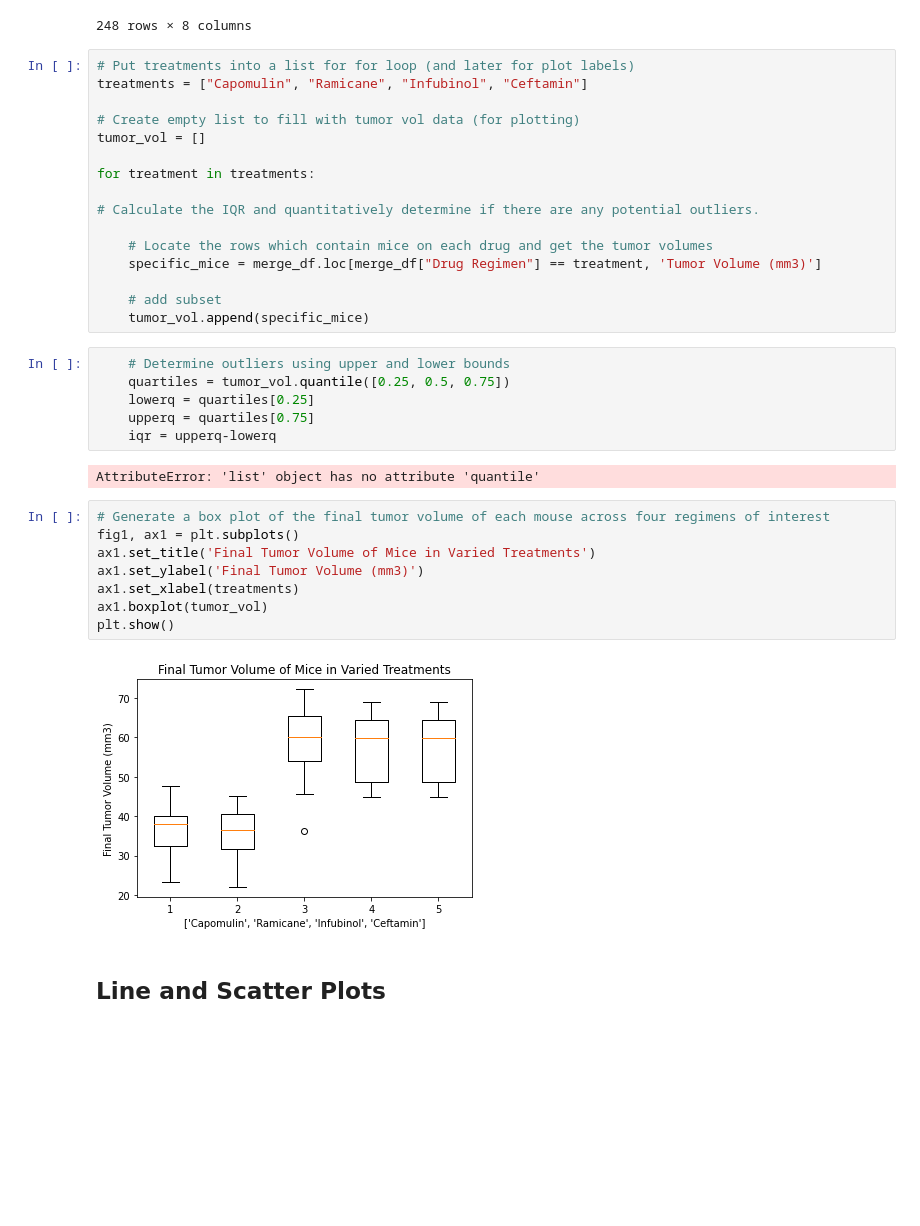
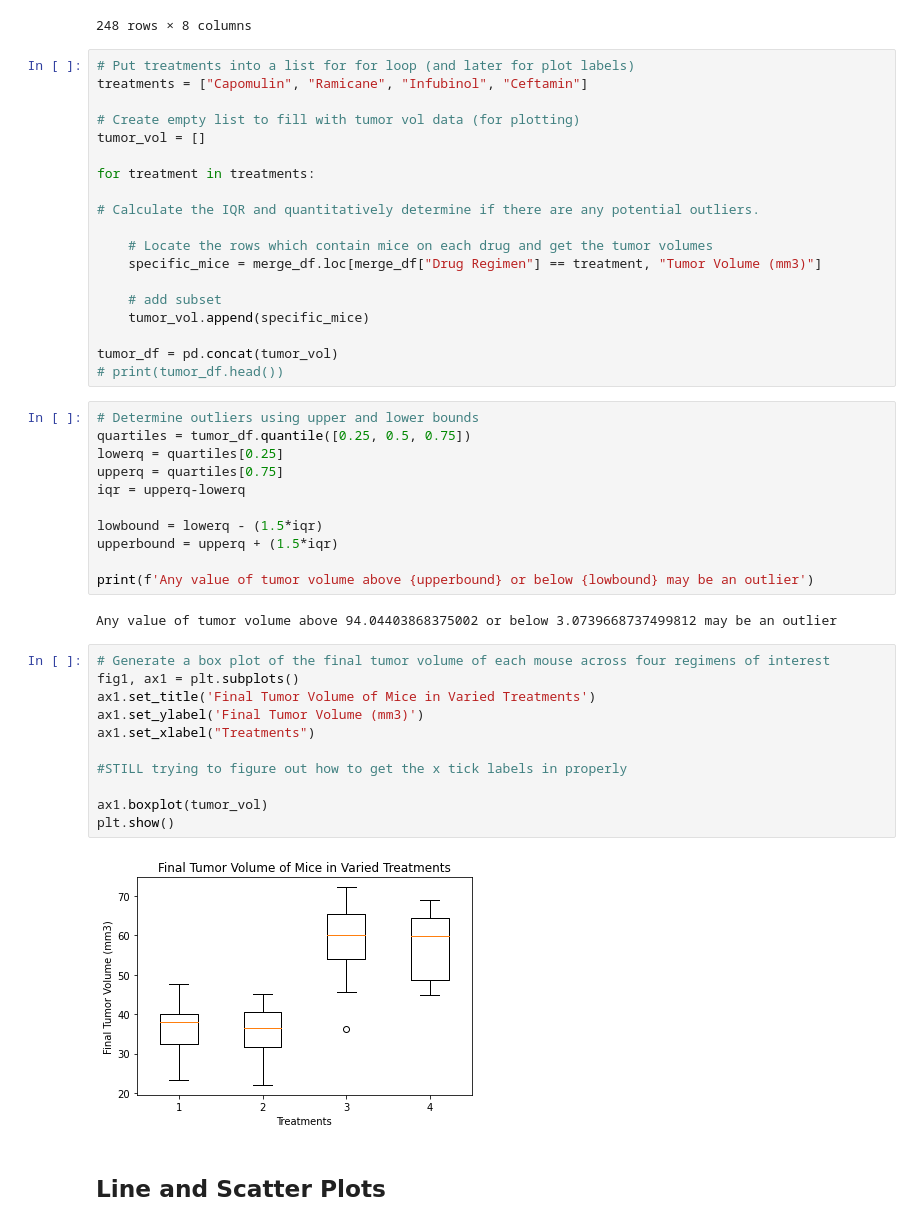
Before and after one commit to ryleenelson1397/matplotlib-challenge, a Jupyter notebook: Pymaceuticals/RNelson_Pymaceuticals .ipynb, the cells around one changed output. Drawn from its saved outputs; the diff is of its cells as text; blank space fills up the shorter version.

Commit message:
Figured out boxplot except for the x tick labels, and generated a weird line plot

```diff
--- a/Pymaceuticals/RNelson_Pymaceuticals .ipynb
+++ b/Pymaceuticals/RNelson_Pymaceuticals .ipynb
@@ -228,28 +228,39 @@ for treatment in treatments:
 # Calculate the IQR and quantitatively determine if there are any potential outliers.
 
     # Locate the rows which contain mice on each drug and get the tumor volumes
-    specific_mice = merge_df.loc[merge_df["Drug Regimen"] == treatment, 'Tumor Volume (mm3)']
+    specific_mice = merge_df.loc[merge_df["Drug Regimen"] == treatment, "Tumor Volume (mm3)"]
 
     # add subset
     tumor_vol.append(specific_mice)
+
+tumor_df = pd.concat(tumor_vol)
+# print(tumor_df.head())
 # %%
-    # Determine outliers using upper and lower bounds
-    quartiles = tumor_vol.quantile([0.25, 0.5, 0.75])
-    lowerq = quartiles[0.25]
-    upperq = quartiles[0.75]
-    iqr = upperq-lowerq
+# Determine outliers using upper and lower bounds
+quartiles = tumor_df.quantile([0.25, 0.5, 0.75])
+lowerq = quartiles[0.25]
+upperq = quartiles[0.75]
+iqr = upperq-lowerq
+
+lowbound = lowerq - (1.5*iqr)
+upperbound = upperq + (1.5*iqr)
+
+print(f'Any value of tumor volume above {upperbound} or below {lowbound} may be an outlier')
 # %% [output]
-AttributeError: 'list' object has no attribute 'quantile'
+Any value of tumor volume above 94.04403868375002 or below 3.0739668737499812 may be an outlier
 # %%
 # Generate a box plot of the final tumor volume of each mouse across four regimens of interest
 fig1, ax1 = plt.subplots()
 ax1.set_title('Final Tumor Volume of Mice in Varied Treatments')
 ax1.set_ylabel('Final Tumor Volume (mm3)')
-ax1.set_xlabel(treatments)
+ax1.set_xlabel("Treatments")
+
+#STILL trying to figure out how to get the x tick labels in properly
+
 ax1.boxplot(tumor_vol)
 plt.show()
 # %% [output]
-[figure, old version]
+[figure, new version]
 # %% [markdown]
 ## Line and Scatter Plots
 # %%
```
Also changed, not shown: parts of 1 cell of this notebook.
